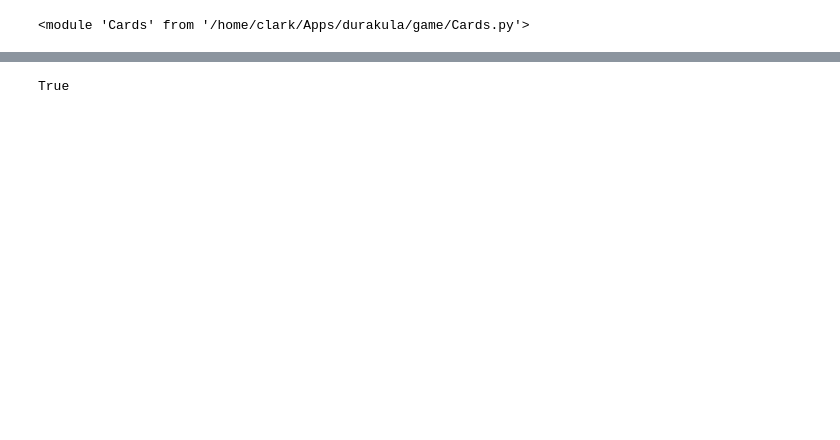
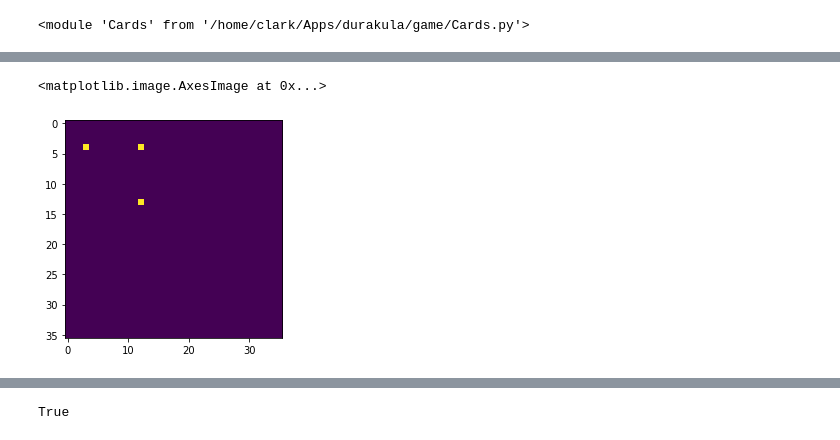
Before and after one commit to tcikezu/durakula, a Jupyter notebook: game/field-tests.ipynb, the cells around one changed output, grey strips where cells are left out. Drawn from its saved outputs; the diff is of its cells as text; code cells hidden in the pictures; blank space fills up the shorter version.

```diff
--- a/game/field-tests.ipynb
+++ b/game/field-tests.ipynb
@@ -109,22 +119,25 @@ plt.imshow(durak_game.players[p_def_idx].hand)
 # %%
-# player = durak_game.players[p_def_idx]
-# attack_idxs = np.flatnonzero(durak_game.playing_field.attacks)
-# n_vals = durak_game.playing_field.n_vals
-# n_suits = durak_game.playing_field.n_suits
-# nontrump_attack_idxs = attack_idxs[attack_idxs >= n_vals]
-# valid_defenses = np.zeros_like(durak_game.playing_field.field)
-# f = lambda x : (x // n_vals + 1)*n_vals
+player = durak_game.players[p_def_idx]
+attack_idxs = np.flatnonzero(durak_game.playing_field.attacks)
+n_vals = durak_game.playing_field.n_vals
+n_suits = durak_game.playing_field.n_suits
+nontrump_attack_idxs = attack_idxs[attack_idxs >= n_vals]
+valid_defenses = np.zeros_like(durak_game.playing_field.field)
+f = lambda x : (x // n_vals + 1)*n_vals
 
-# for att_idx in attack_idxs:
-#     valid_defenses[att_idx + 1 : f(att_idx), att_idx] = 1
-# for att_idx in nontrump_attack_idxs:
-#     valid_defenses[:n_vals, att_idx] = 1
+for att_idx in attack_idxs:
+    valid_defenses[att_idx + 1 : f(att_idx), att_idx] = 1
+for att_idx in nontrump_attack_idxs:
+    valid_defenses[:n_vals, att_idx] = 1
 
-# if durak_game.playing_field.first_attack:
-#     valid_defenses[att_idx % n_vals : att_idx % n_vals + n_suits*n_vals : n_vals, att_idx] = 1
+if durak_game.playing_field.first_attack:
+    valid_defenses[att_idx % n_vals : att_idx % n_vals + n_suits*n_vals : n_vals, att_idx] = 1
 
-# valid_defenses *= player.hand.ravel()[:,np.newaxis]
-# plt.imshow(valid_defenses)
+valid_defenses *= player.hand.ravel()[:,np.newaxis]
+plt.imshow(valid_defenses)
+# %% [output]
+<matplotlib.image.AxesImage at 0x...>
+[figure, added]
 # %%
 defend_actions = durak_game.playing_field.get_legal_moves(p_def_idx)
 print(defend_actions)
```
Also changed, not shown: parts of 22 cells of this notebook, 3 other files.
